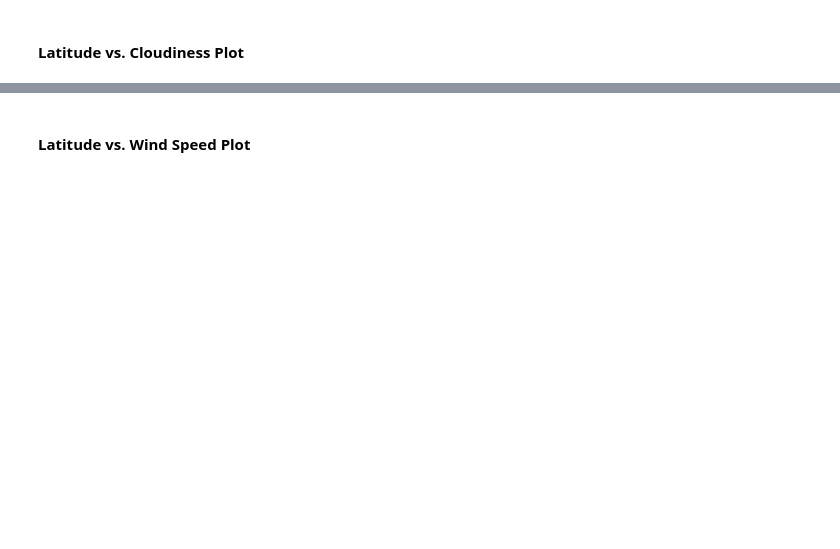
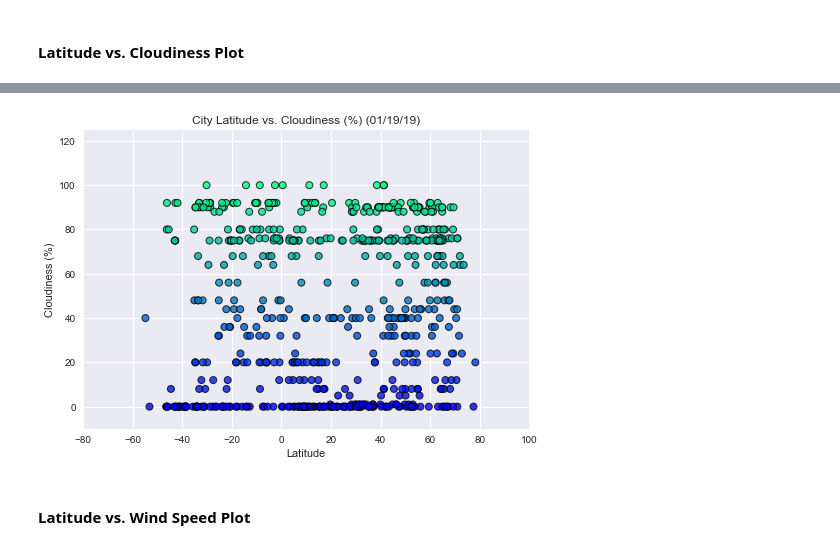
Before and after one commit to knwright/Weather_Py, a Jupyter notebook: WeatherPy.ipynb, the cells around one changed output, grey strips where cells are left out. Drawn from its saved outputs; the diff is of its cells as text; code cells hidden in the pictures; blank space fills up the shorter version.

```diff
--- a/WeatherPy.ipynb
+++ b/WeatherPy.ipynb
@@ -124,2 +224,25 @@ dtype: int64
+# %%
+# Create a scatter plot for Latitude vs. Cloudiness
+plt.scatter(api_cities_df["Lat"],
+            api_cities_df["Cloudiness"], c=api_cities_df["Cloudiness"],
+            edgecolor="black", linewidths=1, marker="o",
+            cmap='winter', alpha=0.8, label="City")
+
+# Apply additional graph fortmatting, axis labels and chart title
+plt.style.use('seaborn')
+plt.title(f"City Latitude vs. Cloudiness (%) (01/19/19)")
+plt.ylabel("Cloudiness (%)")
+plt.xlabel("Latitude")
+plt.grid(True)
+plt.xlim([-80, 100])
+plt.ylim([-10, 125])
+
+# Save the figure
+plt.savefig("Lat_vs_Cloudiness.png")
+
+# Show plot
+plt.show()
+# %% [output]
+[figure, added]
 # %% [markdown]
 #### Latitude vs. Wind Speed Plot
```
Also changed, not shown: parts of 18 cells of this notebook, 5 other files.
